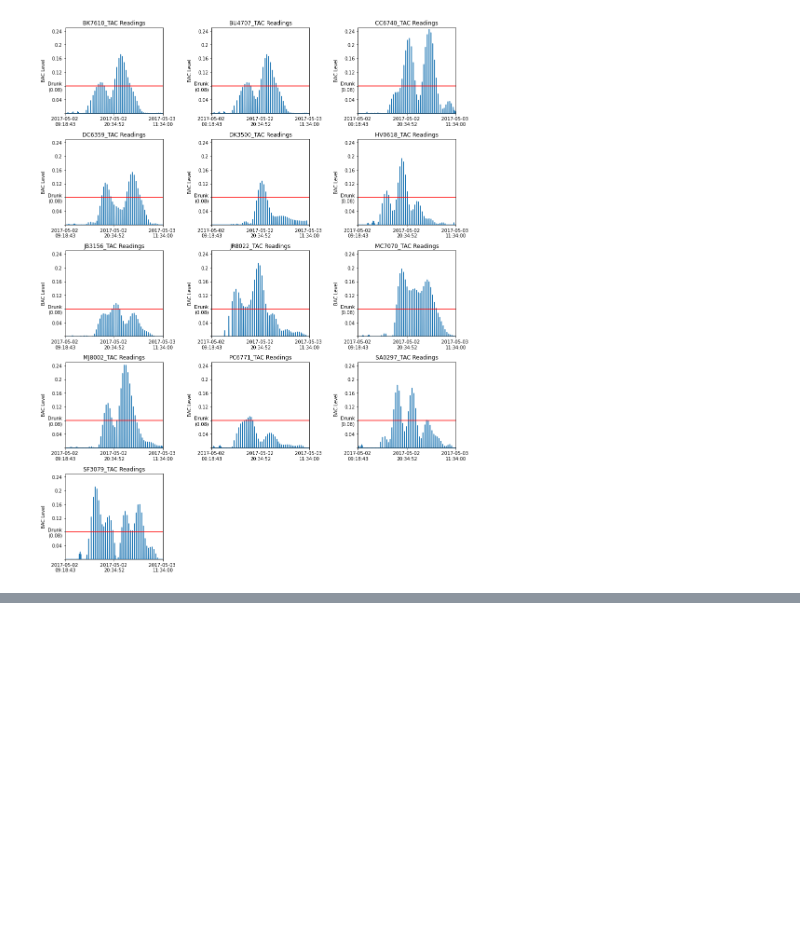
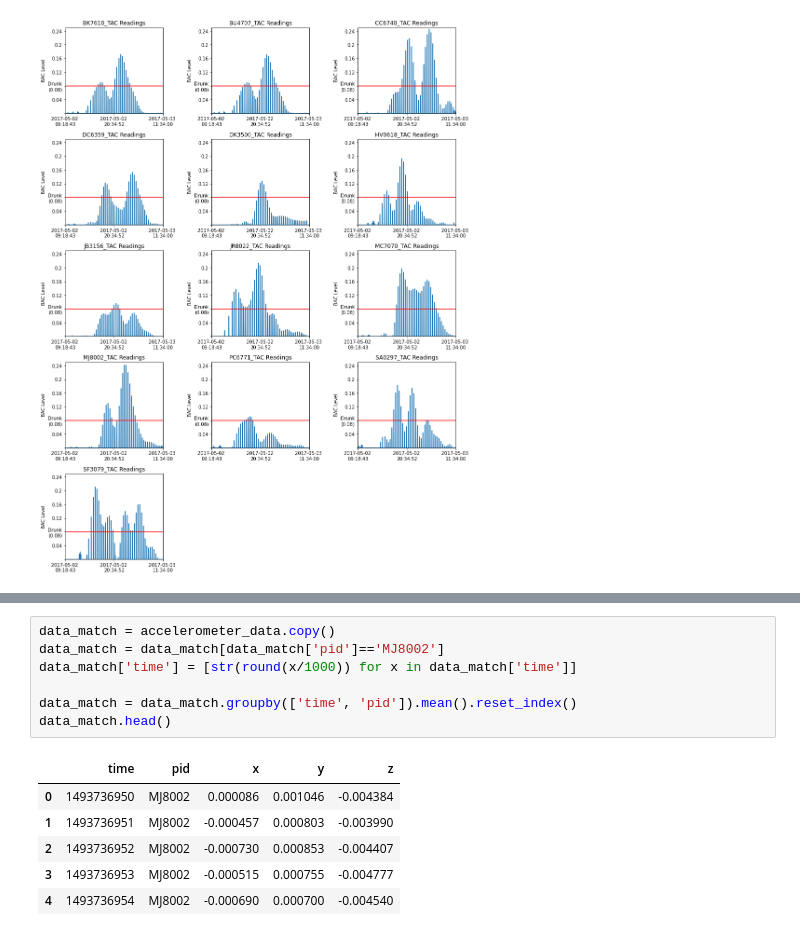
Before and after one commit to kshashank03/data-science-projects, a Jupyter notebook: Classification_Models/detecting_heavy_drinking_using_motion_data.ipynb, the cells around one changed output, grey strips where cells are left out. Drawn from its saved outputs; the diff is of its cells as text; blank space fills up the shorter version.

```diff
--- a/Classification_Models/detecting_heavy_drinking_using_motion_data.ipynb
+++ b/Classification_Models/detecting_heavy_drinking_using_motion_data.ipynb
@@ -117,0 +144,14 @@ plt.show()
+# %%
+data_match = accelerometer_data.copy()
+data_match = data_match[data_match['pid']=='MJ8002']
+data_match['time'] = [str(round(x/1000)) for x in data_match['time']]
+
+data_match = data_match.groupby(['time', 'pid']).mean().reset_index()
+data_match.head()
+# %% [output]
+|  | time | pid | x | y | z |
+| 0 | 1493736950 | MJ8002 | 0.000086 | 0.001046 | -0.004384 |
+| 1 | 1493736951 | MJ8002 | -0.000457 | 0.000803 | -0.003990 |
+| 2 | 1493736952 | MJ8002 | -0.000730 | 0.000853 | -0.004407 |
+| 3 | 1493736953 | MJ8002 | -0.000515 | 0.000755 | -0.004777 |
+| 4 | 1493736954 | MJ8002 | -0.000690 | 0.000700 | -0.004540 |
```
Also changed, not shown: parts of 25 cells of this notebook.
